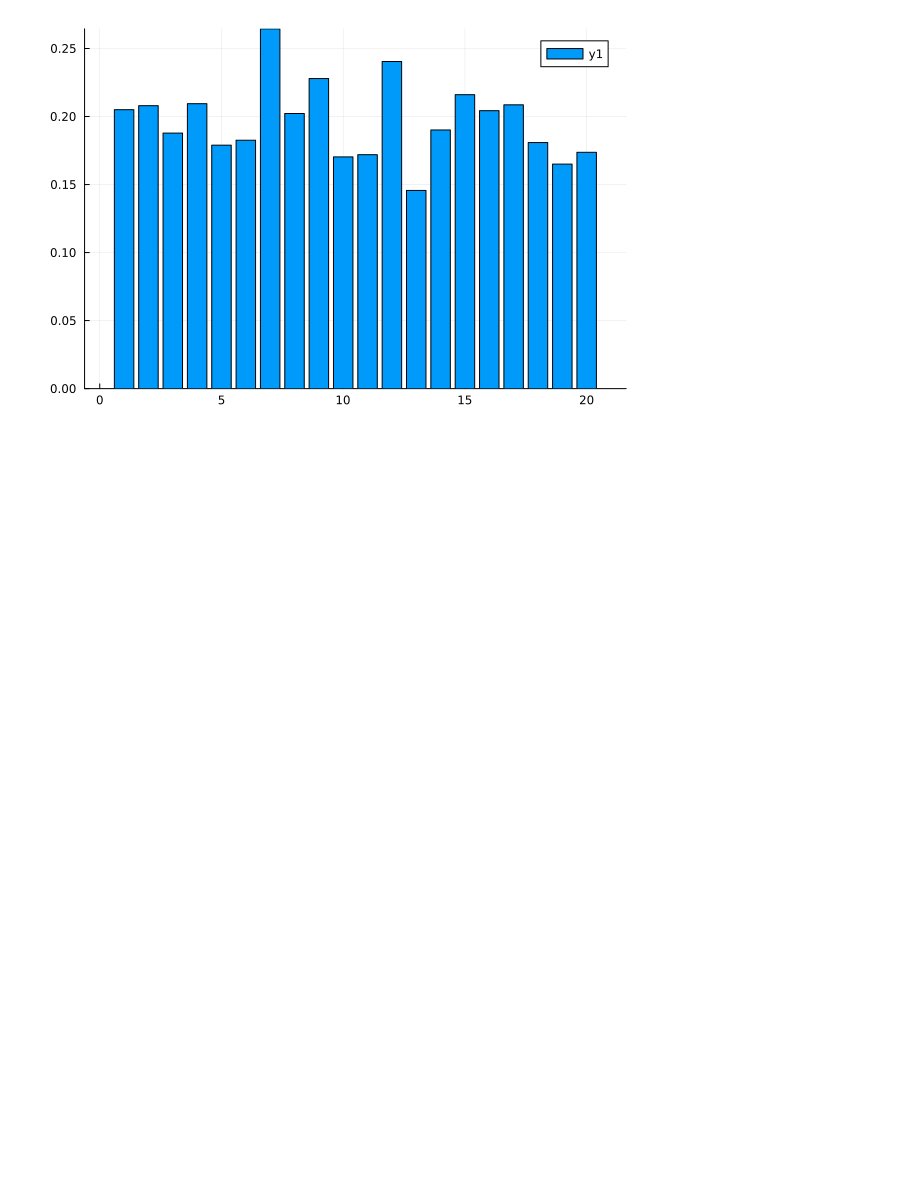
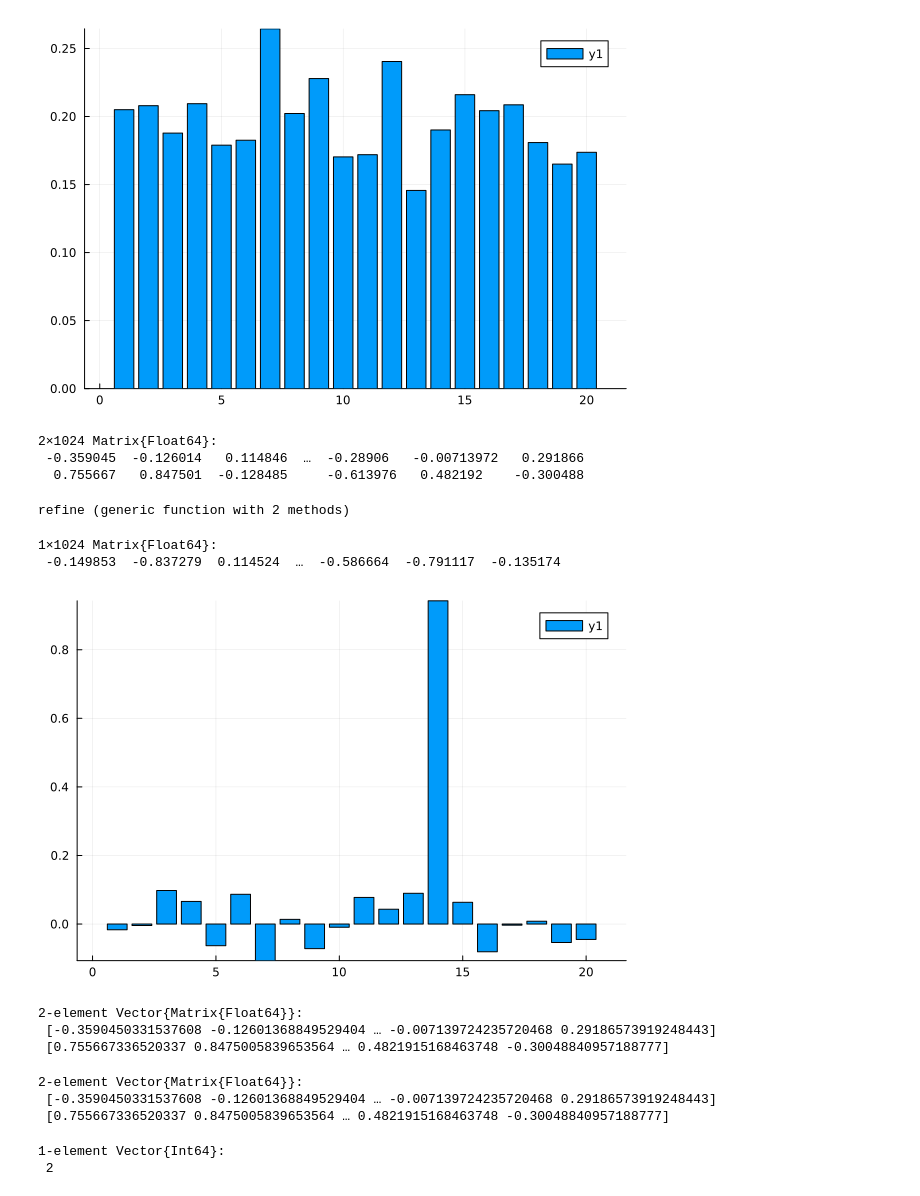
Before and after one commit to wilkieolin/phasor_julia, a Jupyter notebook: resonator.ipynb, the cells around one changed output. Cells and saved outputs as stored; diff of their text form; code cells hidden in the pictures; blank space fills up the shorter version.

```diff
--- a/resonator.ipynb
+++ b/resonator.ipynb
@@ -116,3 +116,51 @@ bar(similarity_outer(x_cb, X_cb, dims=1) |> vec)
 bar(similarity_outer(y_cb, Y_cb, dims=1) |> vec)
 # %% [output]
 [figure]
+# %%
+cat(x_cb, y_cb, dims=1)
+# %% [output]
+2×1024 Matrix{Float64}:
+ -0.359045  -0.126014   0.114846  …  -0.28906   -0.00713972   0.291866
+  0.755667   0.847501  -0.128485     -0.613976   0.482192    -0.300488
+# %%
+function refine(composite::AbstractArray, factor_codebook::AbstractArray, external::AbstractMatrix)
+    #bind the symbols for external factors
+    external = v_bind(external, dims=1)
+
+    #unbind external factors from the composite symbol
+    factor = v_unbind(composite, external)
+
+    #calculate the similarity to the codebook
+    s = similarity_outer(factor, factor_codebook, dims=1)
+    s = dropdims(s, dims=1)
+    new_guess = v_bundle_project(factor_codebook, s, zeros((size(s,1), size(X_cb,2))))
+    return new_guess
+end
+# %% [output]
+refine (generic function with 2 methods)
+# %%
+xg = refine(sym, X_cb, y_cb)
+# %% [output]
+1×1024 Matrix{Float64}:
+ -0.149853  -0.837279  0.114524  …  -0.586664  -0.791117  -0.135174
+# %%
+bar(similarity_outer(X_cb, xg, dims=1) |> vec)
+# %% [output]
+[figure, added]
+# %%
+getindex(k,[1,2])
+# %% [output]
+2-element Vector{Matrix{Float64}}:
+ [-0.3590450331537608 -0.12601368849529404 … -0.007139724235720468 0.29186573919248443]
+ [0.755667336520337 0.8475005839653564 … 0.4821915168463748 -0.30048840957188777]
+# %%
+k
+# %% [output]
+2-element Vector{Matrix{Float64}}:
+ [-0.3590450331537608 -0.12601368849529404 … -0.007139724235720468 0.29186573919248443]
+ [0.755667336520337 0.8475005839653564 … 0.4821915168463748 -0.30048840957188777]
+# %%
+setdiff(1:2, 1)
+# %% [output]
+1-element Vector{Int64}:
+ 2
```
Also changed, not shown: parts of 25 cells of this notebook.
